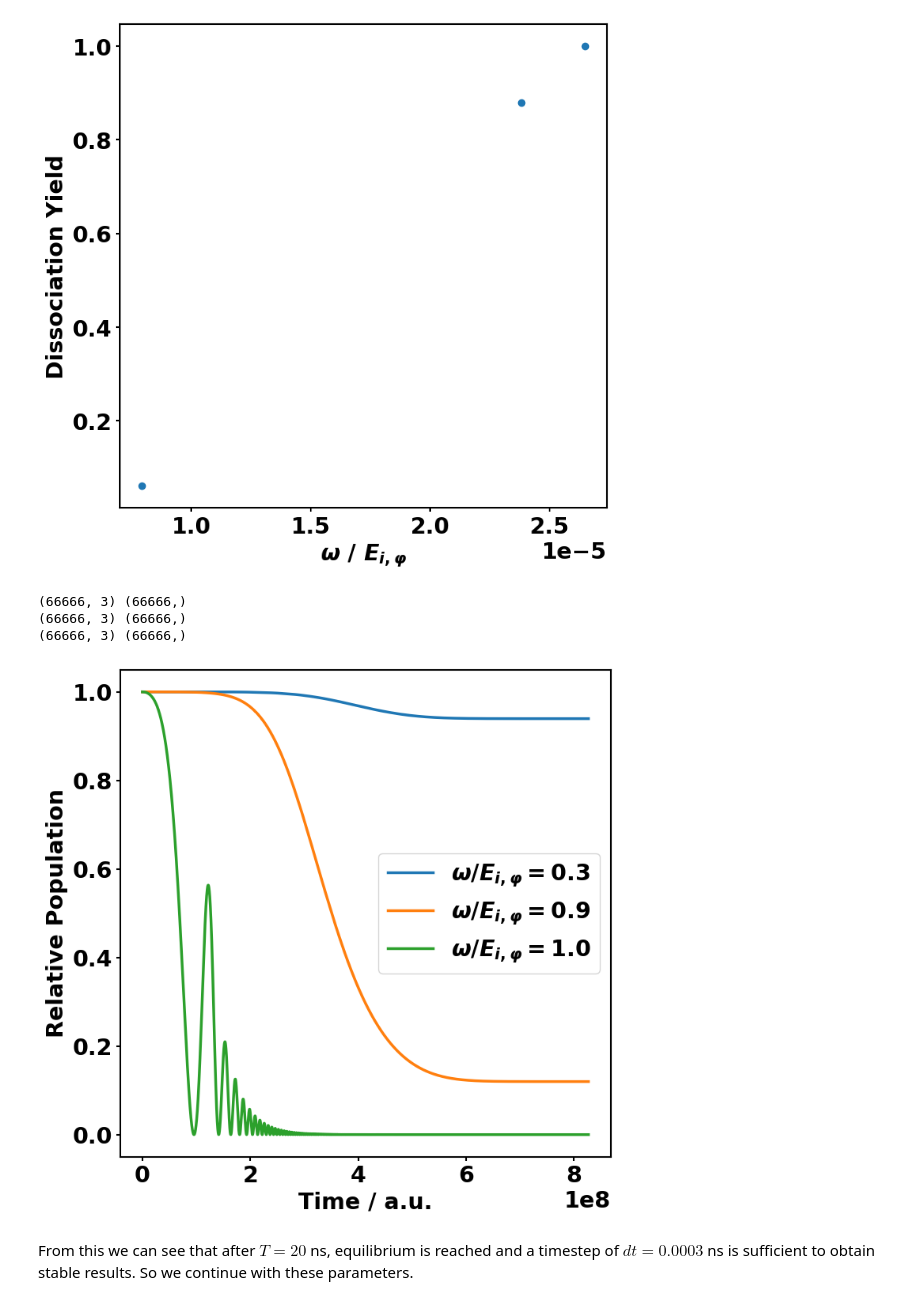
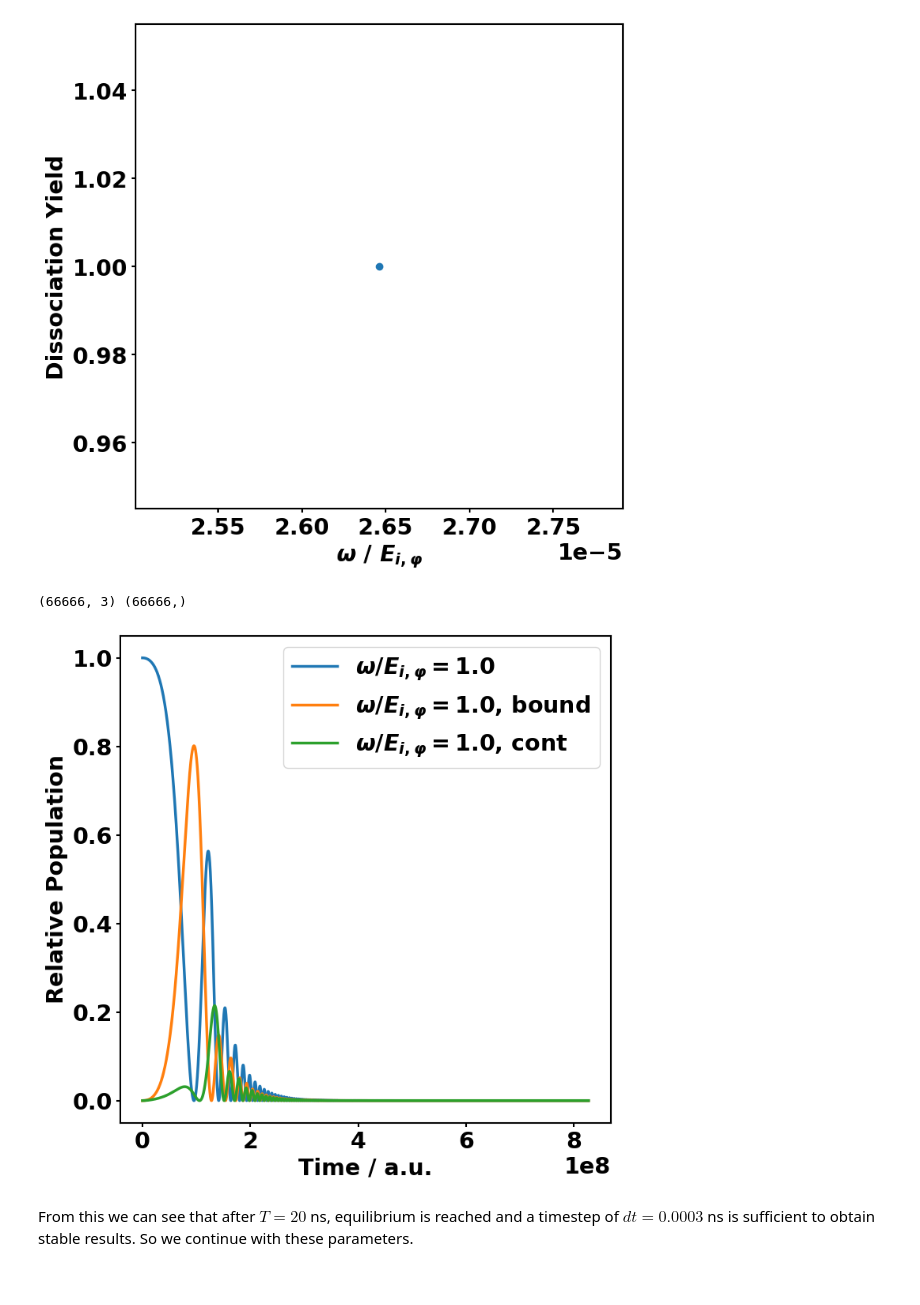
Before and after one commit to rzumbrunn/PCV_project, a Jupyter notebook: task3/task5.ipynb, the cells around one changed output. Drawn from its saved outputs; the diff is of its cells as text; code cells hidden in the pictures.

```diff
--- a/task3/task5.ipynb
+++ b/task3/task5.ipynb
@@ -19,10 +19,10 @@ def euler_sim(M, x0 ,dt, T, Perturbation=None):
     # If statements outside the loop for performance!
     if Perturbation is not None:
         for i, t in enumerate(t_range):
-            X[i+1] = X[i] + 1j * (M+Perturbation(t)) @ X[i] *dt
+            X[i+1] = X[i] - 1j*(M+Perturbation(t)) @ X[i]*dt
     else:
         for i, t in enumerate(t_range):
-            X[i+1] = X[i] + 1j*dt*M @ X[i]
+            X[i+1] = X[i] - 1j*dt*M @ X[i]
 
     return X
 
@@ -32,17 +32,17 @@ def rk4_sim(M, x0, dt, T, Perturbation=None):
     X[0] = x0
     if Perturbation is not None:
         for i, t in enumerate(t_range):
-            k1 = 1j * (M+Perturbation(t)) @ X[i]
-            k2 = 1j * (M+Perturbation(t+dt/2)) @ (X[i] + k1*dt/2)
-            k3 = 1j * (M+Perturbation(t+dt/2)) @ (X[i] + k2*dt/2)
-            k4 = 1j * (M+Perturbation(t+dt)) @ (X[i] + k3*dt)
+            k1 = -1j * (M+Perturbation(t)) @ X[i]
+            k2 = -1j * (M+Perturbation(t+dt/2)) @ (X[i] + k1*dt/2)
+            k3 = -1j * (M+Perturbation(t+dt/2)) @ (X[i] + k2*dt/2)
+            k4 = -1j * (M+Perturbation(t+dt)) @ (X[i] + k3*dt)
             X[i+1] = X[i] + (k1 + 2*k2 + 2*k3 + k4)*dt/6
     else:
         for i, t in enumerate(t_range):
-            k1 = 1j * M @ X[i]
-            k2 = 1j * M @ (X[i] + k1*dt/2)
-            k3 = 1j * M @ (X[i] + k2*dt/2)
-            k4 = 1j * M @ (X[i] + k3*dt)
+            k1 = -1j * M @ X[i]
+            k2 = -1j * M @ (X[i] + k1*dt/2)
+            k3 = -1j * M @ (X[i] + k2*dt/2)
+            k4 = -1j * M @ (X[i] + k3*dt)
             X[i+1] = X[i] + (k1 + 2*k2 + 2*k3 + k4)*dt/6
 
     return X
@@ -54,10 +54,10 @@ def implicit_euler_sim(M,x0,dt , T, Perturbation = None):
     X[0] = x0
     if Perturbation is not None:
         for i, t in enumerate(t_range):
-            X[i+1] = np.linalg.solve(np.eye(M.shape[0])-1j*dt*(M+Perturbation(t)), X[i])
+            X[i+1] = np.linalg.solve(np.eye(M.shape[0]) + 1j*dt*(M+Perturbation(t)), X[i])
     else:
         for i, t in enumerate(t_range):
-            X[i+1] = np.linalg.solve(np.eye(M.shape[0])-1j*dt*M, X[i])
+            X[i+1] = np.linalg.solve(np.eye(M.shape[0]) + 1j*dt*M, X[i])
 
 
     return X
@@ -94,9 +94,12 @@ X_cache_dir = os.path.join(PROJECT_DIR, 'task3', 'x_cache')
 os.makedirs(X_cache_dir, exist_ok=True)
 # %%
 # Definitions of the laser -> coupling of the states
-
+# tau_p = 5*1e-10 / aut # ns
+t_range = np.linspace(0, T, int(T/dt))[:-1]
 def intensity(t):
     return 2*E/(tau_p * np.pi* w_0**2)*2**(-4*((t-t_0)/(tau_p))**2)
 
 def Omega_if(t, mu):
     return mu*np.sqrt(intensity(t))
+plt.plot(t_range, Omega_if(t_range, mu_i_phi))
+plt.show()
@@ -103,11 +108,11 @@ def Omega_if(t, mu):
 # %%
 import h5py
 
-def calc_dissoc_yield(omega, g_phipsi, E_phi_zero=False, mod_gamma_diss=False):
+def calc_dissoc_yield(omega, g_phipsi, E_psi_zero=False, mod_gamma_diss=False):
     # Check if the file is already computed
     x_cache_path = os.path.join(X_cache_dir, f'dt_{round(dt)}', f'g_{g_phipsi}', f'omega_{str(omega*1e10)}.h5')
-    if E_phi_zero:
-        x_cache_path = x_cache_path.replace('.h5', '_E_phi_zero.h5')
+    if E_psi_zero:
+        x_cache_path = x_cache_path.replace('.h5', '_E_psi_zero.h5')
     if mod_gamma_diss:
         x_cache_path = x_cache_path.replace('.h5', f'_gamma_{Gamma_diss}.h5')
     os.makedirs(os.path.dirname(x_cache_path), exist_ok=True)
@@ -121,10 +126,10 @@ def calc_dissoc_yield(omega, g_phipsi, E_phi_zero=False, mod_gamma_diss=False):
                 return omega, dissoc_yield
 
     E_phi = E_i_phi - omega
-    if E_phi_zero:
-        E_psi = 1j* Gamma_diss/2
+    if E_psi_zero:
+        E_psi = -1j* Gamma_diss/2
     else:
-        E_psi = E_i_psi - omega + 1j* Gamma_diss/2
+        E_psi = E_i_psi - omega - 1j* Gamma_diss/2
 
     # laser
     laser = lambda t: np.array(
@@ -171,8 +176,10 @@ def calc_dissoc_yield(omega, g_phipsi, E_phi_zero=False, mod_gamma_diss=False):
 # %%
 # Calculate X for 3 specific omegas to get a feeling for the accuracy
 # Far off resonant, resonant, and close to resonant
+
 print(f'Calculating for 3 specific omegas and g={g_phipsi} a.u., dt={dt*aut*1e9} ns, T={T*aut*1e9} ns:')
 omega_range_test = [0.3*E_i_phi, 0.9*E_i_phi, E_i_phi]
+omega_range_test = [E_i_phi]
 dissoc_yields = []
 for omega in omega_range_test:
     omega, dissoc_yield = calc_dissoc_yield(omega, g_phipsi)
@@ -193,6 +200,8 @@ for omega in omega_range_test:
         t_range = np.linspace(0, T, int(T/dt))
         print(X.shape, t_range.shape)
         plt.plot(t_range, np.abs(X[:,0])**2, label=r'$\omega / E_{i, \varphi} = ' + str(round(omega/E_i_phi, 2)) + '$')
+        plt.plot(t_range, np.abs(X[:,1])**2, label=r'$\omega / E_{i, \varphi} = ' + str(round(omega/E_i_phi, 2)) + '$, bound')
+        plt.plot(t_range, np.abs(X[:,2])**2, label=r'$\omega / E_{i, \varphi} = ' + str(round(omega/E_i_phi, 2)) + '$, cont')
 plt.xlabel('Time / a.u.')
 plt.ylabel('Relative Population')
 plt.legend()
@@ -204,9 +211,7 @@ For omega = 2.3812974490635e-05: dissoc_yield = 0.8801604267801789
 For omega = 2.645886054515e-05: dissoc_yield = 0.999999994291585
-[figure, old version]
+[figure, new version]
 (66666, 3) (66666,)
-(66666, 3) (66666,)
-(66666, 3) (66666,)
-[figure, old version]
+[figure, new version]
 # %% [markdown]
 From this we can see that after $T = 20$ ns, equilibrium is reached and a timestep of $dt = 0.0003$ ns is sufficient to obtain stable results. So we continue with these parameters.
 # %%
```
Also changed, not shown: parts of 11 cells of this notebook.
